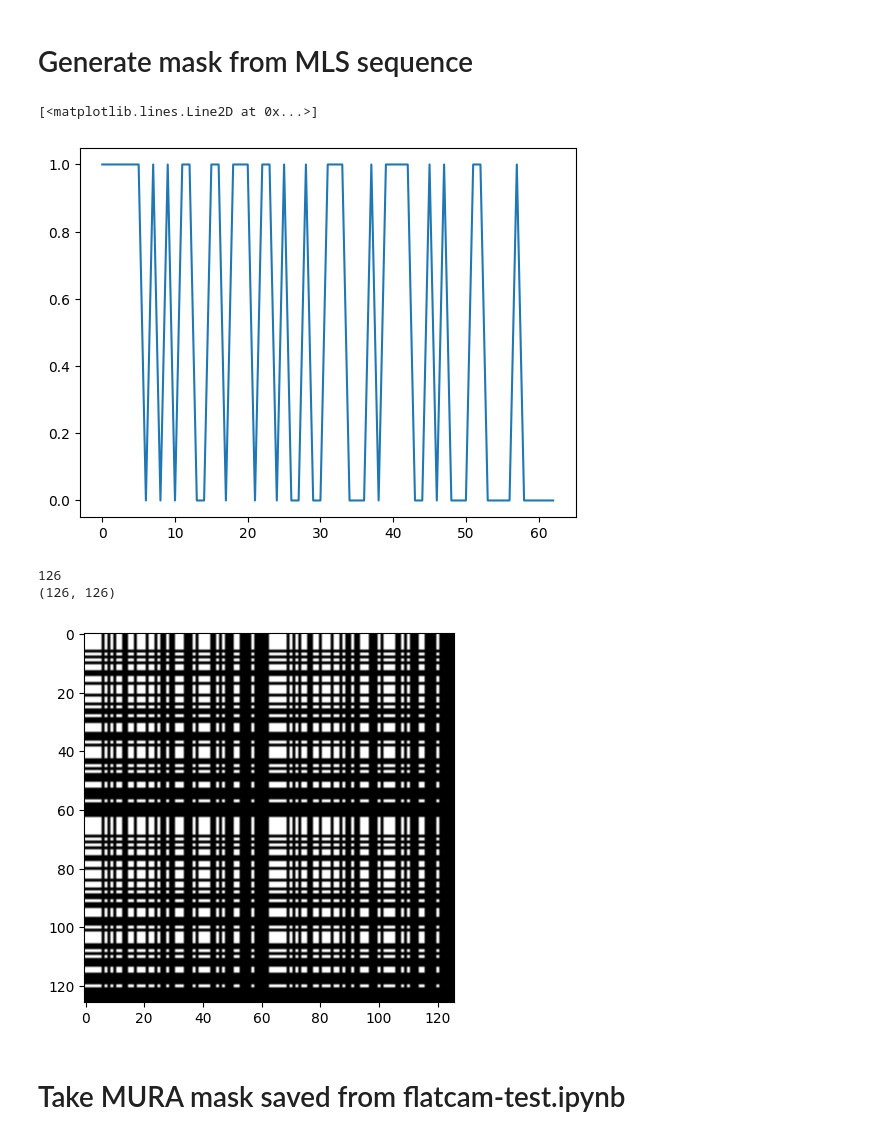
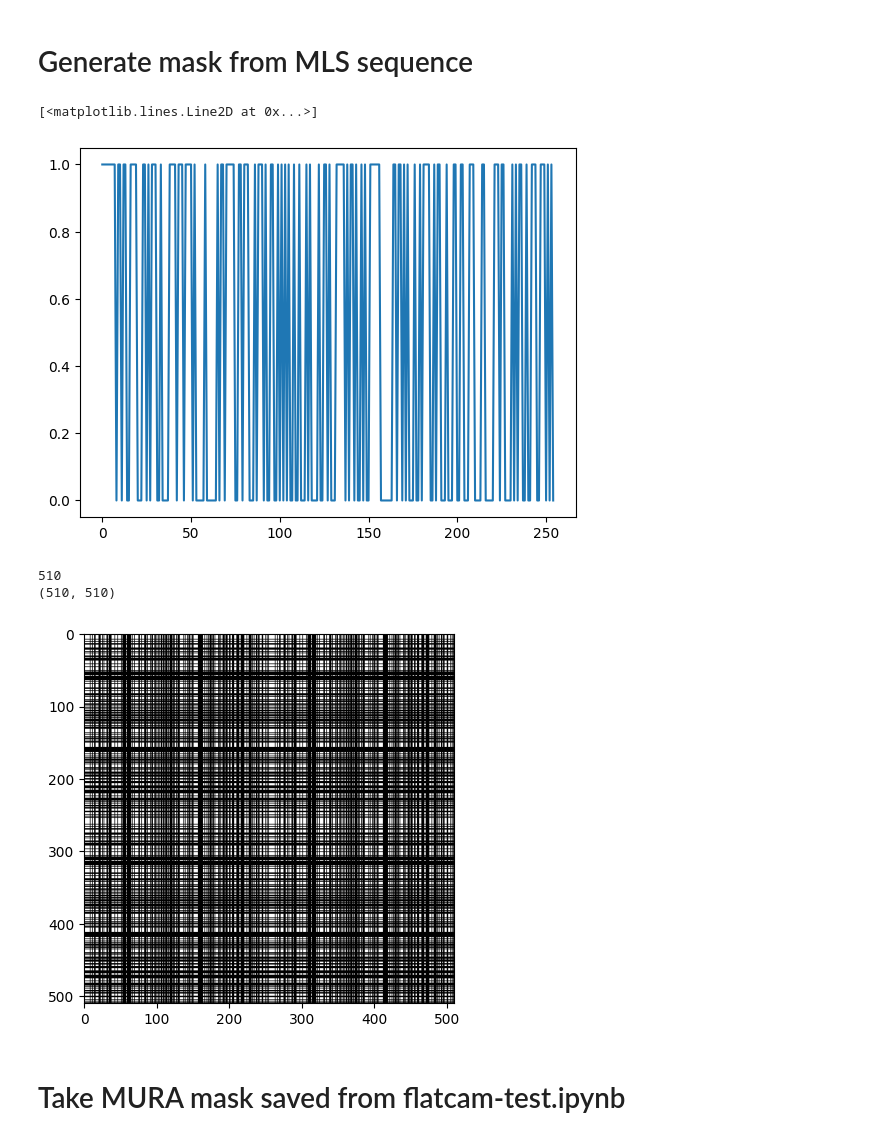
Before and after one commit to LCAV/LenslessPiCam, a Jupyter notebook: masks/FlatCam/simulate-psf.ipynb, the cells around one changed output. Drawn from its saved outputs; the diff is of its cells as text; code cells hidden in the pictures.

```diff
--- a/masks/FlatCam/simulate-psf.ipynb
+++ b/masks/FlatCam/simulate-psf.ipynb
@@ -15,27 +15,28 @@ from tqdm import tqdm
 # %%
 crop_fact = 0.8   # same as other lensless
 sensor = "rpi_hq"
 
 # length given by 2**nbits - 1
 nbits = 8   # length 255
 nbits = 7   # length 127
 nbits = 6   # length 63, for feature size of 30um like min size in FlatCam paper
+nbits = 8
 
 scene2mask = 0.4
 
 mask2sensor = 0.004
 mask2sensor = 0.5e-3   # in FlatCam paper
 
 # generate MLS sequence in FlatCam paper
 
 h = max_len_seq(nbits=nbits)[0]
 # print(len(h))
 # print(sum(h))   # check number of openings
 
 plt.plot(h)
 # %% [output]
 [<matplotlib.lines.Line2D at 0x...>]
-[figure, old version]
+[figure, new version]
 # %%
 # repeat and outer product for the mask
 h_r = np.r_[h, h]
@@ -47,9 +48,9 @@ print(mask.shape)
 # undiffracted mask
 plot_image(mask, normalize=True);
 # %% [output]
-126
-(126, 126)
+510
+(510, 510)
-[figure, old version]
+[figure, new version]
 # %% [markdown]
 # Take MURA mask saved from flatcam-test.ipynb
 # %%
```
Also changed, not shown: parts of 5 cells of this notebook, 1 other file.
